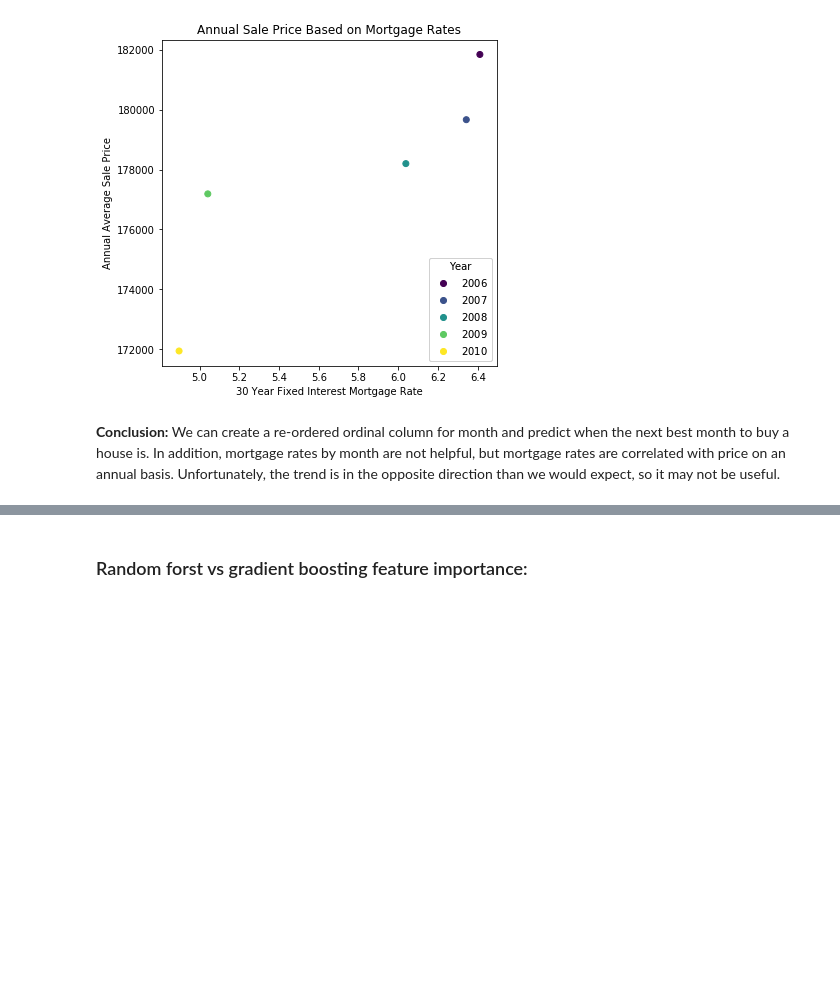
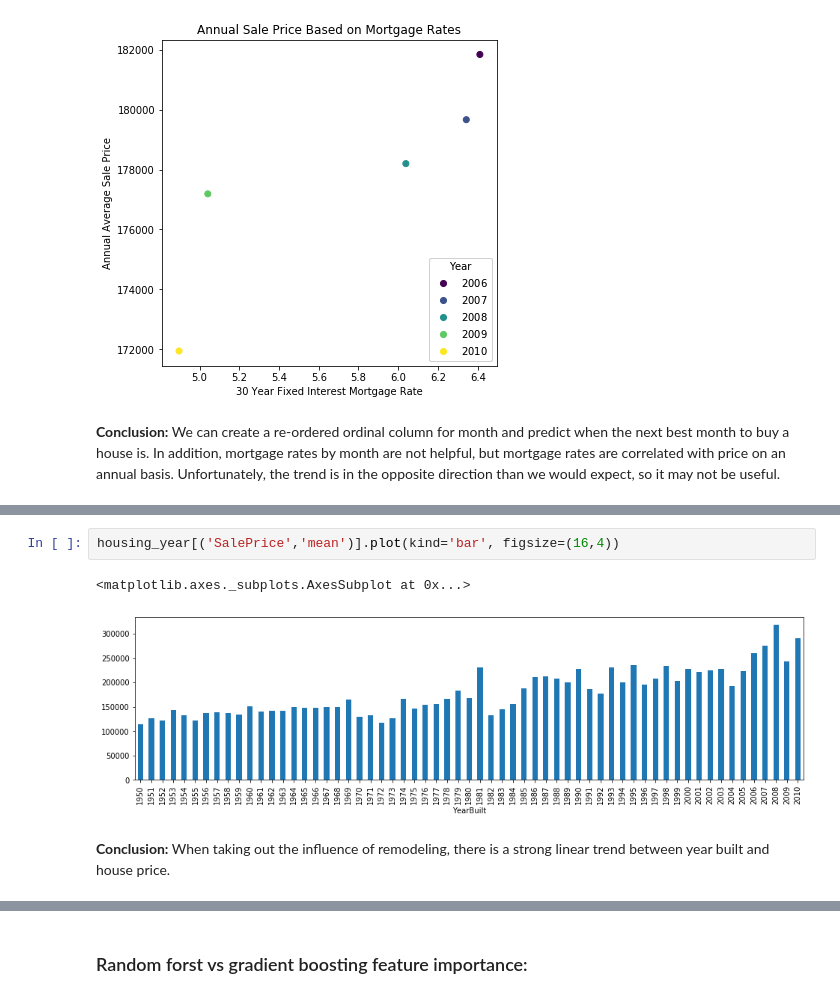
Before and after one commit to brandoncryu/ames_ml_project, a Jupyter notebook: EDA_Stephen.ipynb, the cells around one changed output, grey strips where cells are left out. Drawn from its saved outputs; the diff is of its cells as text; blank space fills up the shorter version.

```diff
--- a/EDA_Stephen.ipynb
+++ b/EDA_Stephen.ipynb
@@ -572,0 +640,7 @@ Text(0, 0.5, 'Annual Average Sale Price')
+# %%
+housing_year[('SalePrice','mean')].plot(kind='bar', figsize=(16,4))
+# %% [output]
+<matplotlib.axes._subplots.AxesSubplot at 0x...>
+[figure, added]
+# %% [markdown]
+**Conclusion:** When taking out the influence of remodeling, there is a strong linear trend between year built and house price.
```
Also changed, not shown: parts of 22 cells of this notebook.
